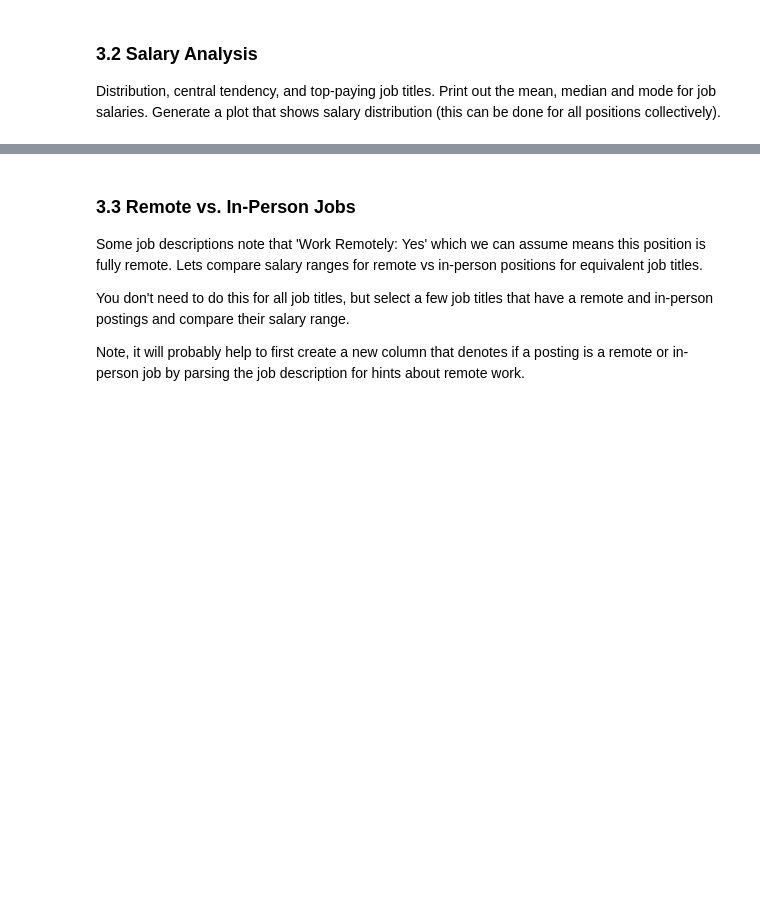
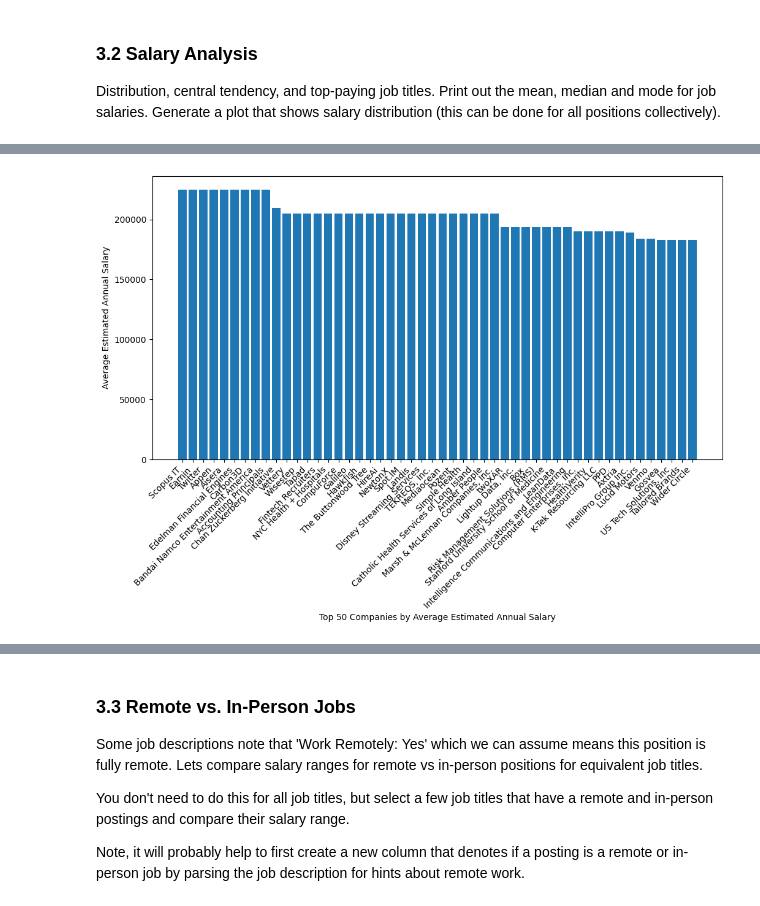
Before and after one commit to ashishkulkarnii/dmt, a Jupyter notebook: HW1/Ashish_Kulkarni_CS235_F25_HW1.ipynb, the cells around one changed output, grey strips where cells are left out. Saved outputs shown, nothing was run; the diff lists cells and outputs as text; code cells hidden in the pictures; blank space fills up the shorter version.

```diff
--- a/HW1/Ashish_Kulkarni_CS235_F25_HW1.ipynb
+++ b/HW1/Ashish_Kulkarni_CS235_F25_HW1.ipynb
@@ -419,0 +473,12 @@ mean = df
+# %%
+n = 50
+plt.figure(figsize=(12, 6))
+top_paying_companies = df.groupby(by='company name')['average annual salary estimate'].mean().reset_index().sort_values(by='average annual salary estimate', ascending=False)
+plt.bar(x=top_paying_companies.head(n)['company name'], height=top_paying_companies.head(n)['average annual salary estimate'])
+plt.xticks(rotation=45, ha='right')
+ax = plt.gca()
+ax.set_ylabel("Average Estimated Annual Salary")
+ax.set_xlabel(f"Top {n} Companies by Average Estimated Annual Salary")
+plt.show()
+# %% [output]
+[figure, added]
```
Also changed, not shown: parts of 40 cells of this notebook, 1 other file.
